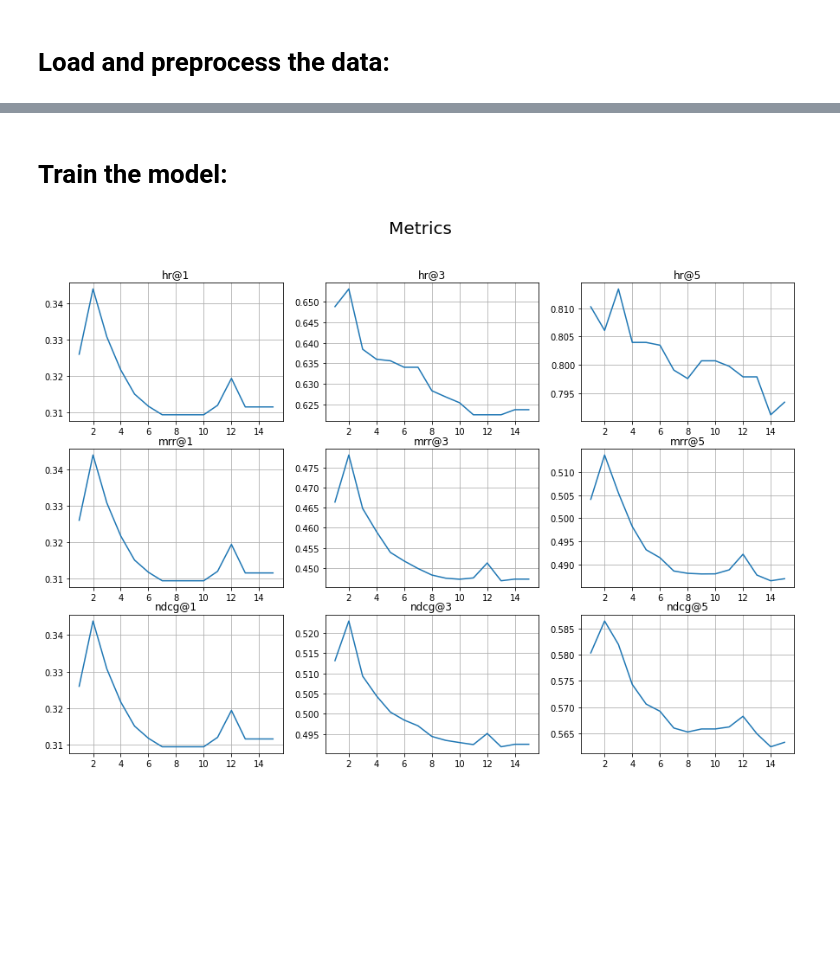
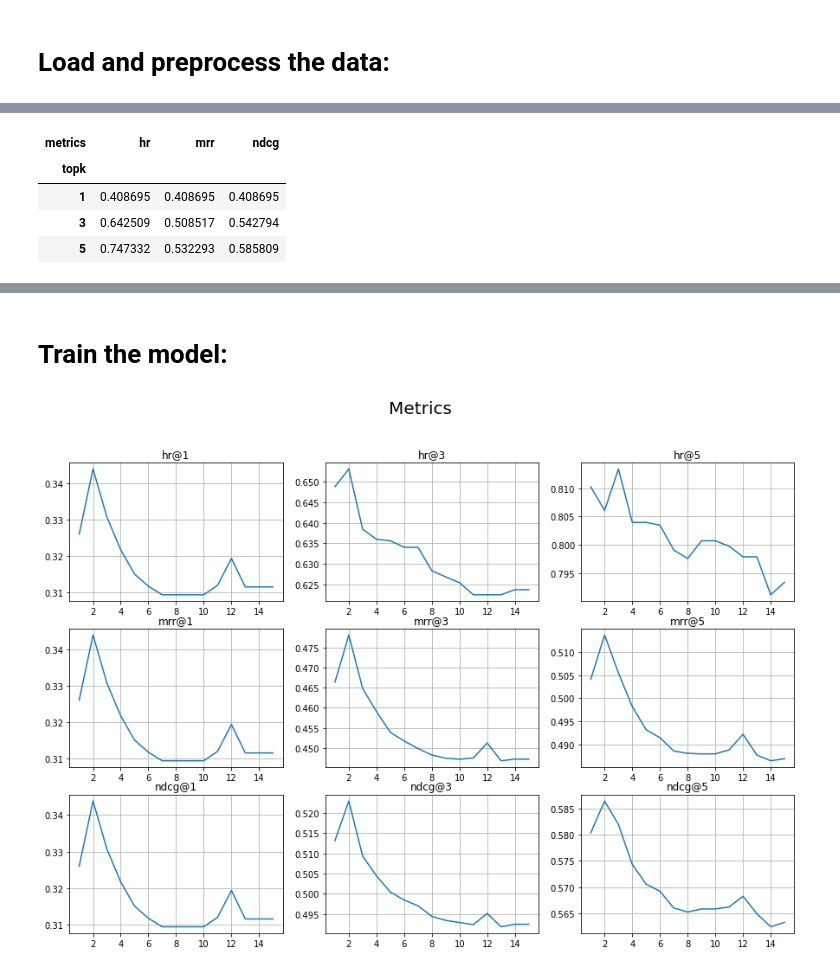
Before and after one commit to AlbMLpy/rec_sys_project, a Jupyter notebook: seq_mf.ipynb, the cells around one changed output, grey strips where cells are left out. Saved outputs shown, nothing was run; the diff lists cells and outputs as text; code cells hidden in the pictures; blank space fills up the shorter version.

```diff
--- a/seq_mf.ipynb
+++ b/seq_mf.ipynb
@@ -31,0 +108,39 @@ uid2Sui = process_data.get_users_sui(process_data.train, level='userid')
+# %%
+n_factors, gamma, gain, n_iter, regularization, eta_bool = best_params
+
+Cui = process_data.get_freqs(process_data.train, c0=c0, gamma=gamma)
+
+local_factors, global_factors = fit_restricted(
+    Cui,
+    uid2Sui,
+    n_factors,
+    regularization,
+    gain,
+    n_iter=n_iter,
+    seed=seed,
+    evaluation_callback=None,
+    iterator=range,
+    use_eta=eta_bool,
+)
+up_generate_scores = get_scores_generator(local_factors, global_factors)
+
+metrics_df, user_stats = evaluate(
+    up_generate_scores,
+    process_data.test_sessions,
+    process_data.seen_interactions,
+)
+
+test_results = (
+    metrics_df
+    .reset_index()
+    .groupby(["topk"])
+    .mean()[["hr", "mrr", "ndcg"]]
+)
+
+test_results
+# %% [output]
+| metrics | hr | mrr | ndcg |
+| topk |  |  |  |
+| 1 | 0.408695 | 0.408695 | 0.408695 |
+| 3 | 0.642509 | 0.508517 | 0.542794 |
+| 5 | 0.747332 | 0.532293 | 0.585809 |
```
Also changed, not shown: parts of 3 cells of this notebook, 1 other file.
